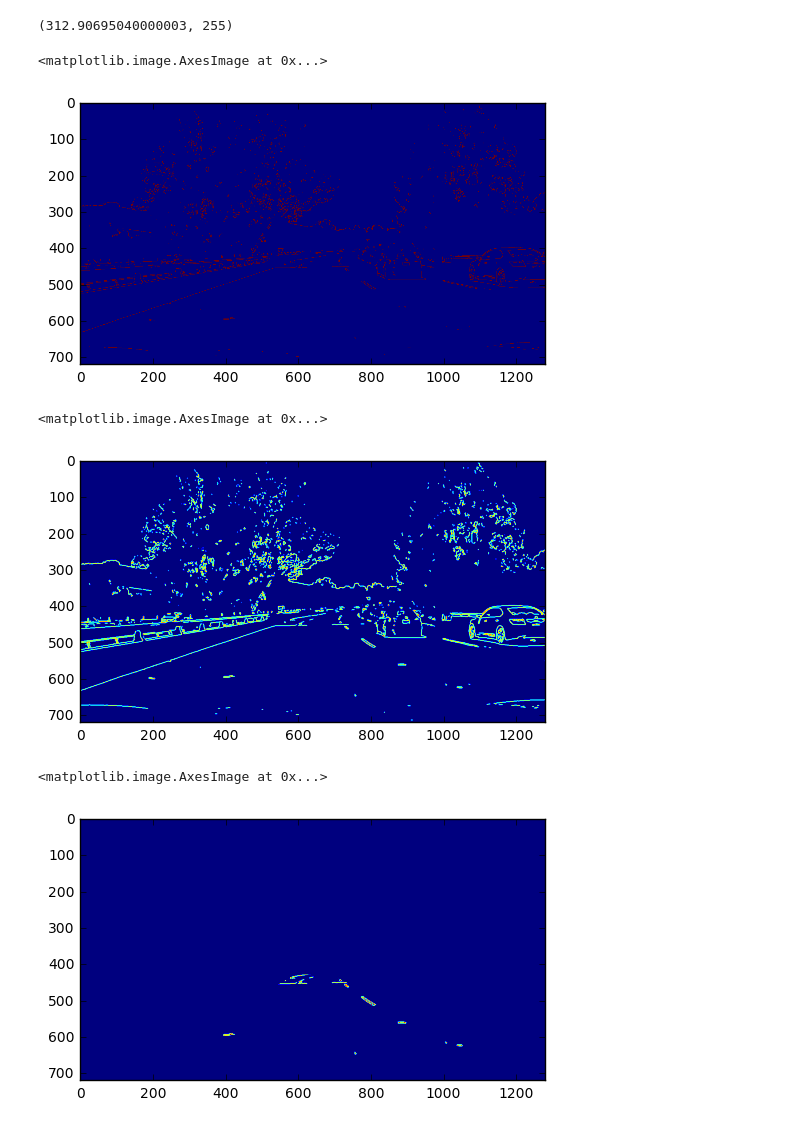
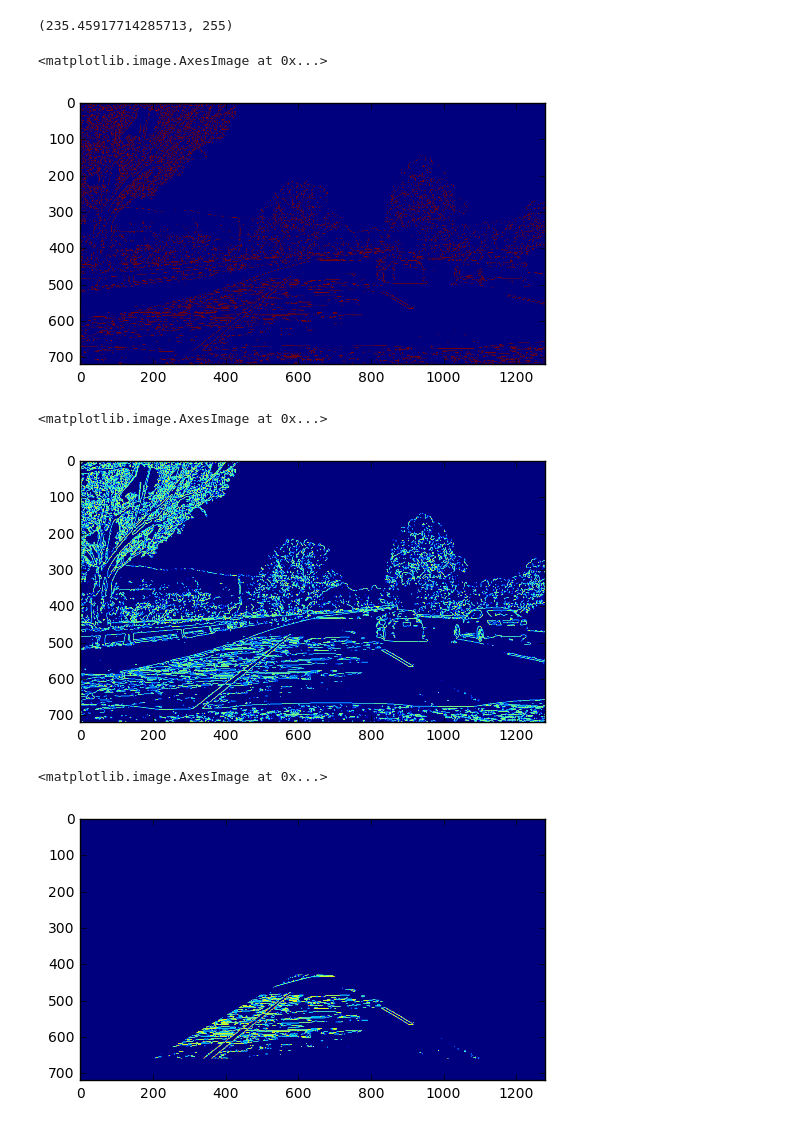
Before and after one commit to valery-nguyen/CarND-LaneLines-P1, a Jupyter notebook: Assignment_01_VTN_Dec11-Extra_Credit.ipynb, the cells around one changed output. Drawn from its saved outputs; the diff is of its cells as text; code cells hidden in the pictures.

```diff
--- a/Assignment_01_VTN_Dec11-Extra_Credit.ipynb
+++ b/Assignment_01_VTN_Dec11-Extra_Credit.ipynb
@@ -37,22 +36,23 @@ def grayscale(img):
     you should call plt.imshow(gray, cmap='gray')"""
     return cv2.cvtColor(img, cv2.COLOR_BGR2GRAY)
 
-def canny_auto_threshold(img,sigma=0.01):
+def canny_auto_threshold(img,sigma=0.3):
     # median gray channel intensity
     #plt.imshow(image)
     x_center = image.shape[1]/2
 
     crop_y_t = 560
     crop_y_l = 660
-    crop_x_r = x_center+500
-    crop_x_l = x_center-500
+    crop_x_r = x_center+350
+    crop_x_l = x_center-350
 
     crop_img = image[crop_y_t:crop_y_l,crop_x_l:crop_x_r]
 
 
     # calculate low and high threshold
-    low_threshold = max(0, crop_img.mean()*2*(1-sigma))
-    high_threshold = min(255, crop_img.max()*(1+sigma))
+    high_threshold = min(255, crop_img.max())
+    low_threshold = max(0, high_threshold - (crop_img.mean()*sigma))
+
 
     return (low_threshold, high_threshold)
 
@@ -238,11 +238,15 @@ def weighted_img(img, initial_img, α=0.8, β=1., λ=0.):
     NOTE: initial_img and img must be the same shape!
     """
     return cv2.addWeighted(initial_img, α, img, β, λ)
+
+def CLAHE_img(img,clipLimit, tileGridSize):
+    clahe = cv2.createCLAHE(clipLimit, tileGridSize)
+    return clahe.apply(img)
 # %%
 #reading in an image
 
 #image = mpimg.imread('test_images/solidYellowCurve.jpg')
-image = VideoFileClip('challenge.mp4').get_frame(5)
+image = VideoFileClip('challenge.mp4').get_frame(3.6)
 
 #printing out some stats and plotting
 print('This image is:', type(image), 'with dimesions:', image.shape)
@@ -276,0 +287,4 @@ plt.imshow(image_grayed, cmap='gray')
+# %%
+#apply CLAHE
+image_clahe = CLAHE_img(image_grayed,4.0, (8,8))
+plt.imshow(image_clahe, cmap='gray')
@@ -277,21 +294,21 @@ plt.imshow(image_grayed, cmap='gray')
 # %%
 #apply canny to grayscaled image
-canny_threshold = canny_auto_threshold(image_grayed)
-image_canny = canny(image_grayed,canny_threshold[0],canny_threshold[1])
+canny_threshold = canny_auto_threshold(image_clahe)
+image_canny = canny(image_clahe,canny_threshold[0],canny_threshold[1])
 print(canny_threshold)
 plt.imshow(image_canny)
 # %% [output]
-(312.90695040000003, 255)
+(235.45917714285713, 255)
 <matplotlib.image.AxesImage at 0x...>
-[figure, old version]
+[figure, new version]
 # %%
 #apply gaussian blur to image
-kernel_size = 5
+kernel_size = 3
 image_gauss = gaussian_blur(image_canny,kernel_size)
 plt.imshow(image_gauss)
 # %% [output]
 <matplotlib.image.AxesImage at 0x...>
-[figure, old version]
+[figure, new version]
 # %%
 #pick area of interest
 x_center = image.shape[1] / 2
@@ -304,6 +321,6 @@ image_mask = region_of_interest(image_gauss,vertices)
 plt.imshow(image_mask)
 # %% [output]
 <matplotlib.image.AxesImage at 0x...>
-[figure, old version]
+[figure, new version]
 # %%
 #determine hough lines
```
Also changed, not shown: parts of 9 cells of this notebook.
